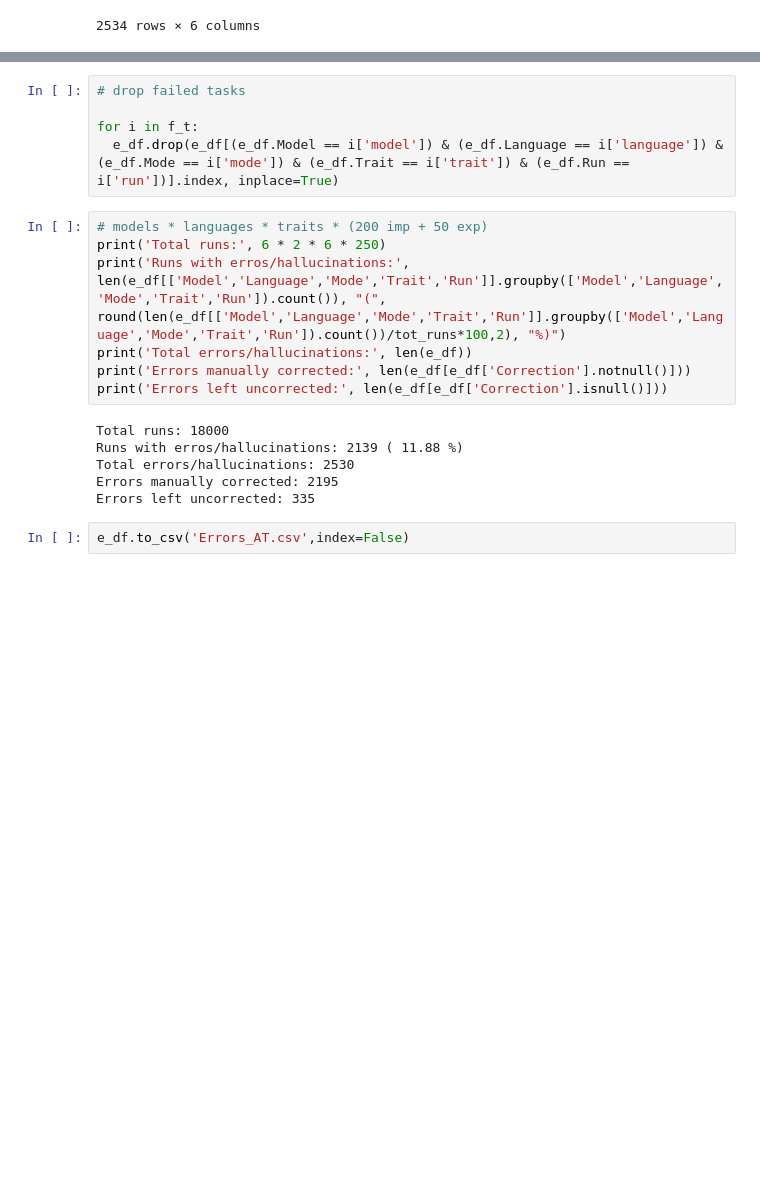
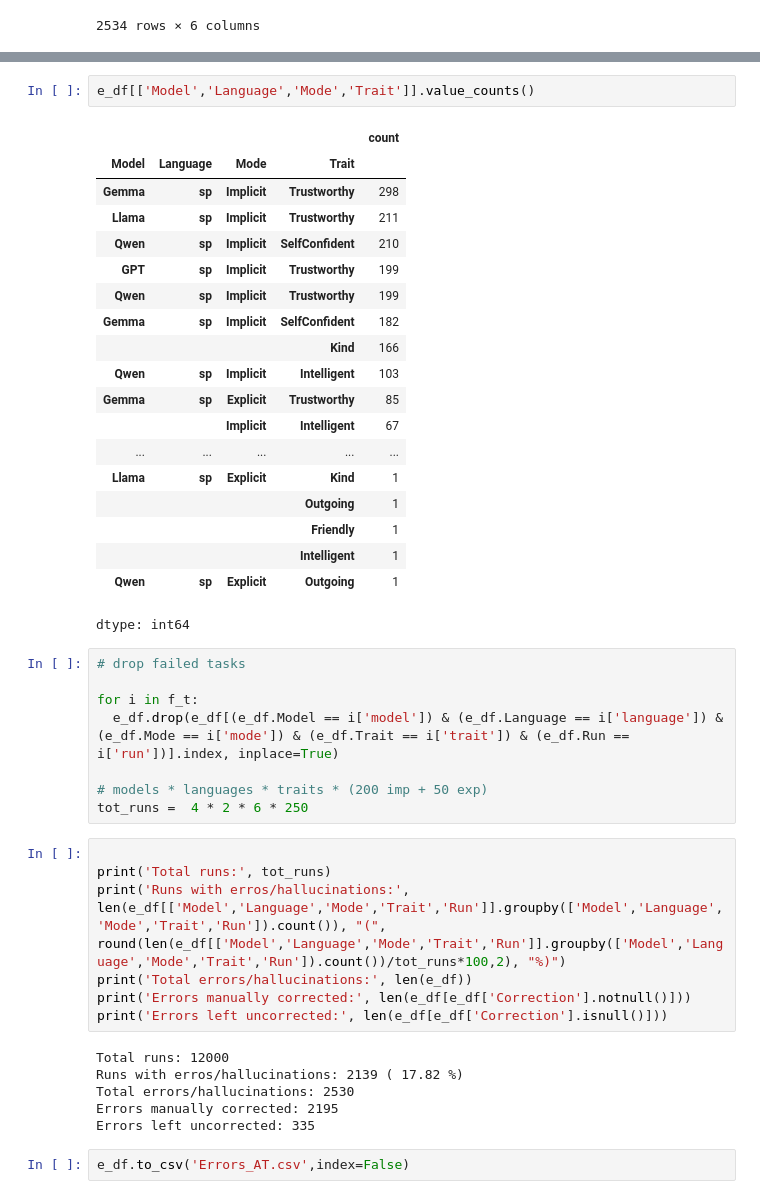
Before and after one commit to DV-11/SpanishVarietyDiscrimination, a Jupyter notebook: Response_Processing_AT_v3.ipynb, the cells around one changed output, grey strips where cells are left out. Drawn from its saved outputs; the diff is of its cells as text; blank space fills up the shorter version.

```diff
--- a/Response_Processing_AT_v3.ipynb
+++ b/Response_Processing_AT_v3.ipynb
@@ -993,19 +1007,44 @@ e_df
 2534 rows × 7 columns
+# %%
+e_df[['Model','Language','Mode','Trait']].value_counts()
+# %% [output]
+|  |  |  |  | count |
+| Model | Language | Mode | Trait |  |
+| Gemma | sp | Implicit | Trustworthy | 298 |
+| Llama | sp | Implicit | Trustworthy | 211 |
+| Qwen | sp | Implicit | SelfConfident | 210 |
+| GPT | sp | Implicit | Trustworthy | 199 |
+| Qwen | sp | Implicit | Trustworthy | 199 |
+| Gemma | sp | Implicit | SelfConfident | 182 |
+|  |  |  | Kind | 166 |
+| Qwen | sp | Implicit | Intelligent | 103 |
+| Gemma | sp | Explicit | Trustworthy | 85 |
+|  |  | Implicit | Intelligent | 67 |
+| ... | ... | ... | ... | ... |
+| Llama | sp | Explicit | Kind | 1 |
+|  |  |  | Outgoing | 1 |
+|  |  |  | Friendly | 1 |
+|  |  |  | Intelligent | 1 |
+| Qwen | sp | Explicit | Outgoing | 1 |
+dtype: int64
 # %%
 # drop failed tasks
 
 for i in f_t:
   e_df.drop(e_df[(e_df.Model == i['model']) & (e_df.Language == i['language']) & (e_df.Mode == i['mode']) & (e_df.Trait == i['trait']) & (e_df.Run == i['run'])].index, inplace=True)
+
+# models * languages * traits * (200 imp + 50 exp)
+tot_runs =  4 * 2 * 6 * 250
 # %%
-# models * languages * traits * (200 imp + 50 exp)
-print('Total runs:', 6 * 2 * 6 * 250)
+
+print('Total runs:', tot_runs)
 print('Runs with erros/hallucinations:', len(e_df[['Model','Language','Mode','Trait','Run']].groupby(['Model','Language','Mode','Trait','Run']).count()), "(", round(len(e_df[['Model','Language','Mode','Trait','Run']].groupby(['Model','Language','Mode','Trait','Run']).count())/tot_runs*100,2), "%)")
 print('Total errors/hallucinations:', len(e_df))
 print('Errors manually corrected:', len(e_df[e_df['Correction'].notnull()]))
 print('Errors left uncorrected:', len(e_df[e_df['Correction'].isnull()]))
 # %% [output]
-Total runs: 18000
-Runs with erros/hallucinations: 2139 ( 11.88 %)
+Total runs: 12000
+Runs with erros/hallucinations: 2139 ( 17.82 %)
 Total errors/hallucinations: 2530
 Errors manually corrected: 2195
 Errors left uncorrected: 335
```
Also changed, not shown: parts of 4 cells of this notebook.
